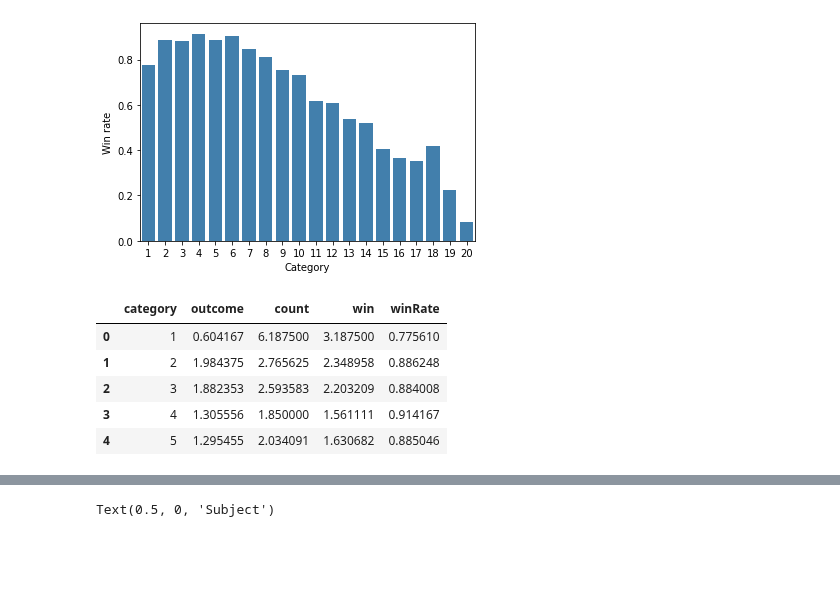
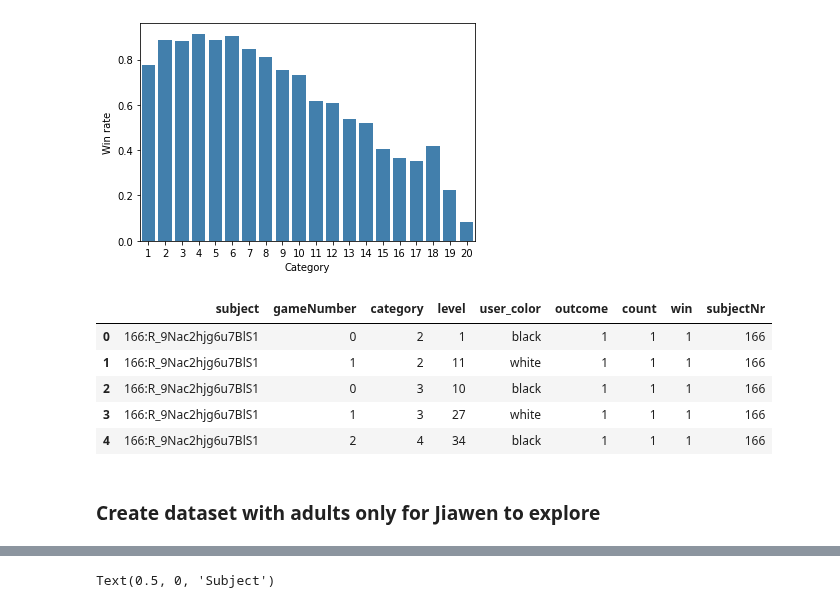
Before and after one commit to sinabolouki/fourinarow_analyses, a Jupyter notebook: Analysis notebooks/new/Parse fourinarow data.ipynb, the cells around one changed output, grey strips where cells are left out. Saved outputs shown, nothing was run; the diff lists cells and outputs as text; code cells hidden in the pictures; blank space fills up the shorter version.

```diff
--- a/Analysis notebooks/new/Parse fourinarow data.ipynb
+++ b/Analysis notebooks/new/Parse fourinarow data.ipynb
@@ -217,11 +235,13 @@ plt.xlabel("Category")
 Text(0.5, 0, 'Category')
 [figure]
 # %%
-dataWinCount.head()
+dataFrame.head()
 # %% [output]
-|  | category | outcome | count | win | winRate |
-| 0 | 1 | 0.604167 | 6.187500 | 3.187500 | 0.775610 |
-| 1 | 2 | 1.984375 | 2.765625 | 2.348958 | 0.886248 |
-| 2 | 3 | 1.882353 | 2.593583 | 2.203209 | 0.884008 |
-| 3 | 4 | 1.305556 | 1.850000 | 1.561111 | 0.914167 |
-| 4 | 5 | 1.295455 | 2.034091 | 1.630682 | 0.885046 |
+|  | subject | gameNumber | category | level | user_color | outcome | count | win | subjectNr |
+| 0 | 166:R_9Nac2hjg6u7BlS1 | 0 | 2 | 1 | black | 1 | 1 | 1 | 166 |
+| 1 | 166:R_9Nac2hjg6u7BlS1 | 1 | 2 | 11 | white | 1 | 1 | 1 | 166 |
+| 2 | 166:R_9Nac2hjg6u7BlS1 | 0 | 3 | 10 | black | 1 | 1 | 1 | 166 |
+| 3 | 166:R_9Nac2hjg6u7BlS1 | 1 | 3 | 27 | white | 1 | 1 | 1 | 166 |
+| 4 | 166:R_9Nac2hjg6u7BlS1 | 2 | 4 | 34 | black | 1 | 1 | 1 | 166 |
+# %% [markdown]
+### Create dataset with adults only for Jiawen to explore
```
Also changed, not shown: parts of 12 cells of this notebook, 1 other file.
